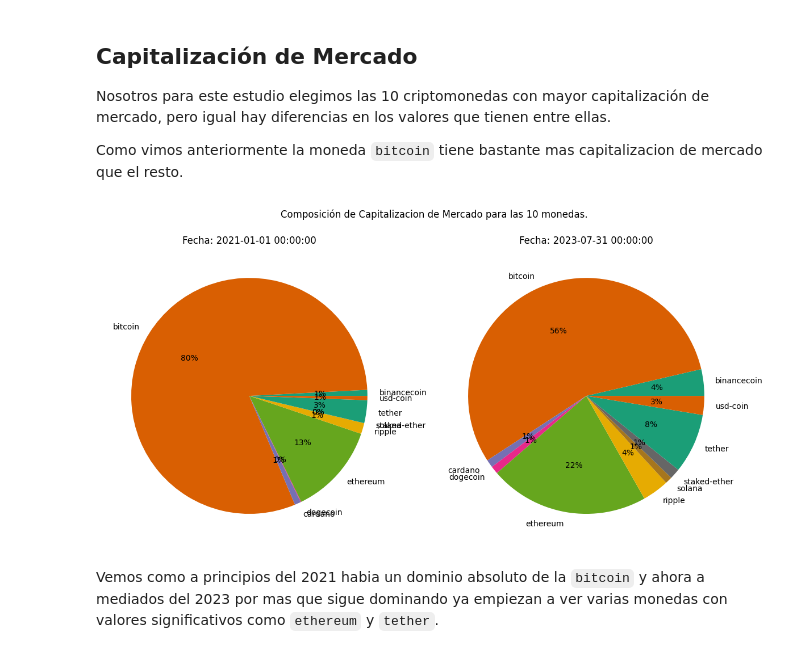
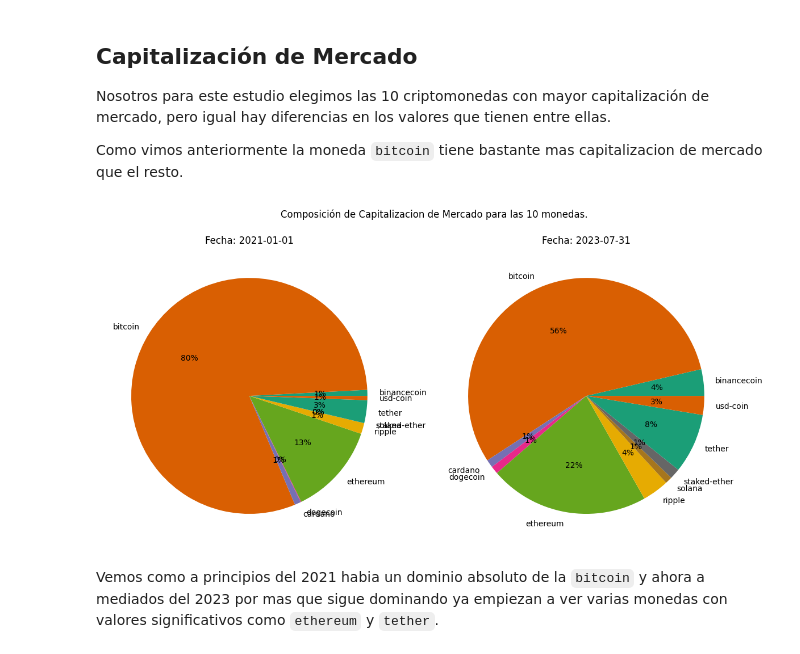
Before and after one commit to SebastianBesio/PI_DA, a Jupyter notebook: 1_EDA.ipynb, the cells around one changed output. Cells and saved outputs as stored; diff of their text form; code cells hidden in the pictures.

```diff
--- a/1_EDA.ipynb
+++ b/1_EDA.ipynb
@@ -246,28 +246,28 @@ Como vimos anteriormente la moneda `bitcoin` tiene bastante mas capitalizacion d
 # %%
 older_date = df['date'].min()
 df_older_mkt_cap = df[df['date'] == older_date][['id', 'market_cap']]
 
 newer_date = df['date'].max()
 df_newer_mkt_cap = df[df['date'] == newer_date][['id', 'market_cap']]
 
 fig, (ax1, ax2) = plt.subplots(1,2, figsize=(12,12))
 
 # Definir paleta colores
 palette_color = sns.color_palette('Dark2')
 
 # Haciendo una pie chart para saber la composicion de la capitalizacion de meracdo.
 ax1.pie(df_older_mkt_cap['market_cap'], labels=df_older_mkt_cap['id'], colors=palette_color, autopct='%.0f%%')
-ax1.set_title(f"Fecha: {older_date}")
+ax1.set_title(f"Fecha: {older_date.date()}")
 
 ax2.pie(df_newer_mkt_cap['market_cap'], labels=df_newer_mkt_cap['id'], colors=palette_color, autopct='%.0f%%')
-ax2.set_title(f"Fecha: {newer_date}")
+ax2.set_title(f"Fecha: {newer_date.date()}")
 
 fig.suptitle("Composición de Capitalizacion de Mercado para las 10 monedas.")
 fig.tight_layout()
 fig.subplots_adjust(top=1.4)
 
 plt.show()
 # %% [output]
-[figure, old version]
+[figure, new version]
 # %% [markdown]
 Vemos como a principios del 2021 habia un dominio absoluto de la `bitcoin` y ahora a mediados del 2023 por mas que sigue dominando ya empiezan a ver varias monedas con valores significativos como `ethereum` y `tether`.
```
Also changed, not shown: parts of 15 cells of this notebook, 3 other files.
